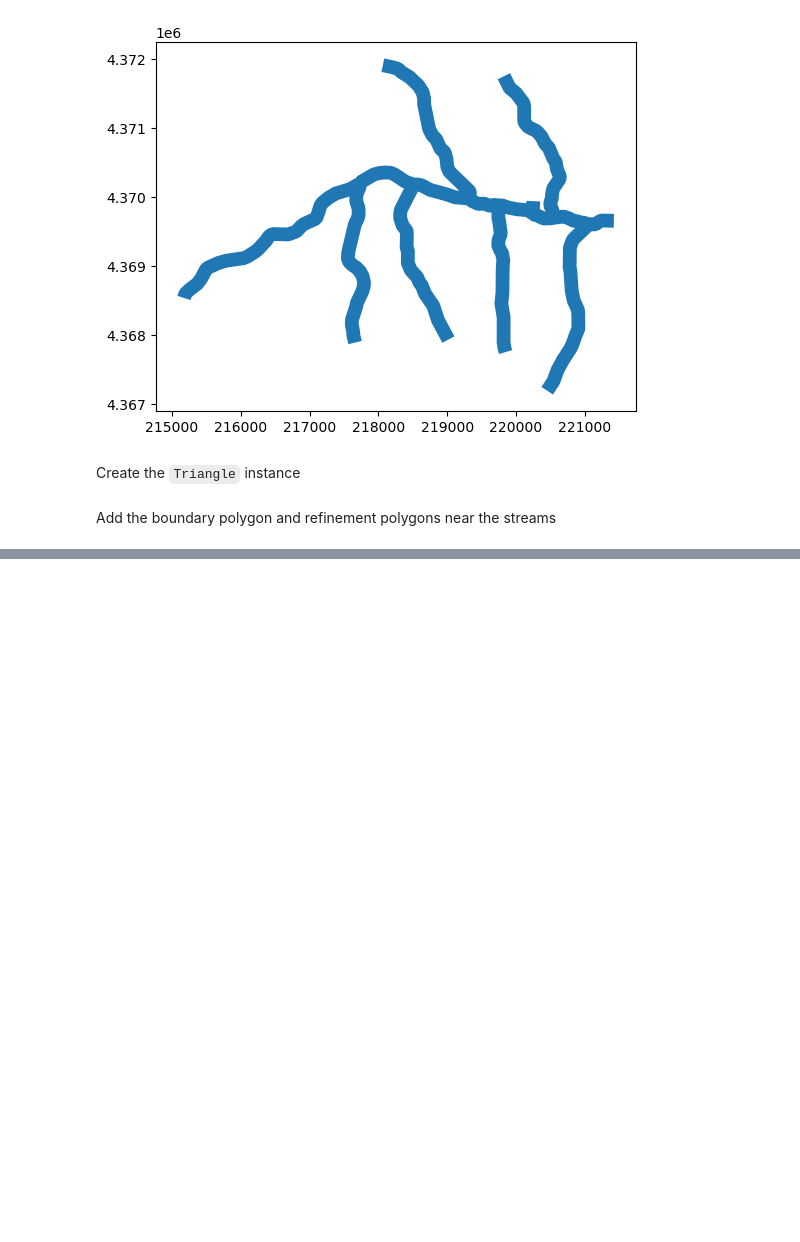
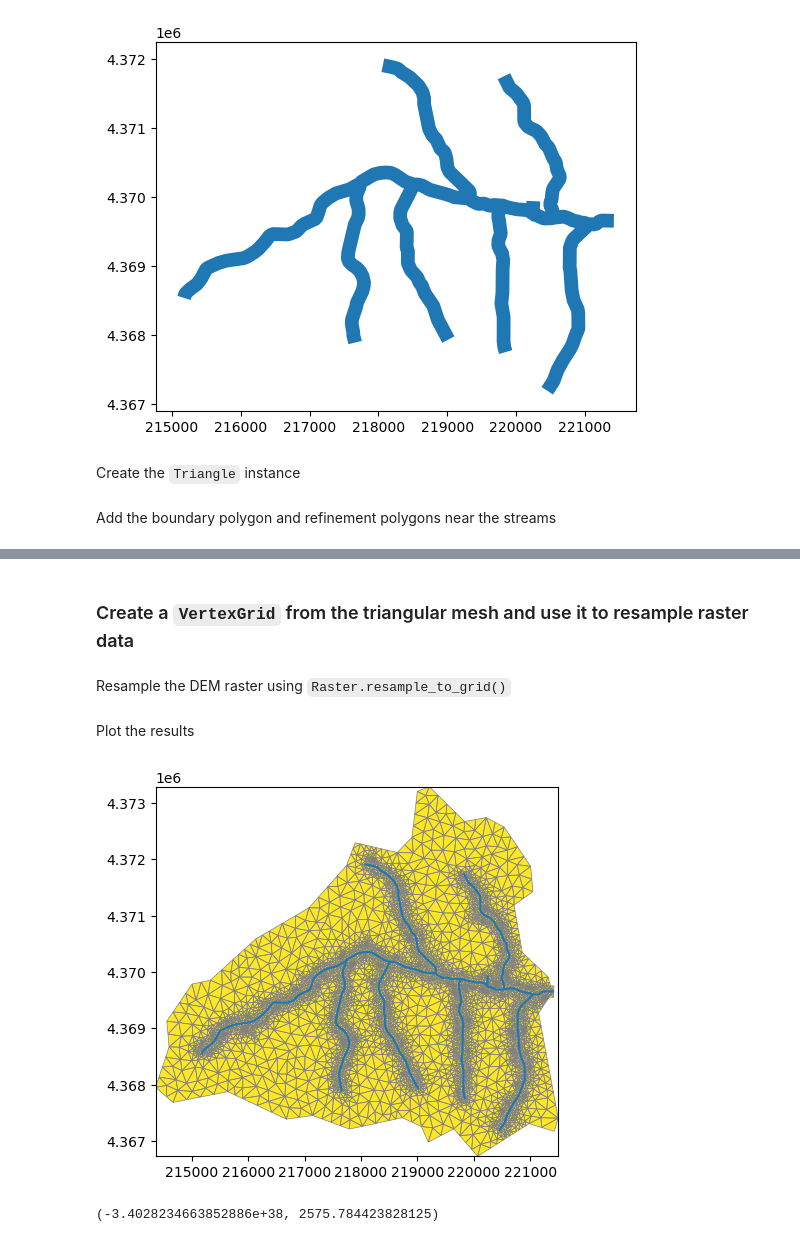
Before and after one commit to jlarsen-usgs/dany, a Jupyter notebook: examples/Complex_meshes_from_existing_boundary.ipynb, the cells around one changed output, grey strips where cells are left out. Drawn from its saved outputs; the diff is of its cells as text; code cells hidden in the pictures; blank space fills up the shorter version.

```diff
--- a/examples/Complex_meshes_from_existing_boundary.ipynb
+++ b/examples/Complex_meshes_from_existing_boundary.ipynb
@@ -156,0 +154,45 @@ buffdf.geometry.plot(ax=ax, alpha=0.25, zorder=5);
+# %% [markdown]
+### Create a `VertexGrid` from the triangular mesh and use it to resample raster data
+# %%
+verts = tri.get_vertices()
+cell2d = tri.get_cell2d()
+ncpl = len(cell2d)
+nlay = 1
+# create a fake top and botm for now
+top = np.ones((ncpl,))
+botm = np.zeros((nlay, ncpl))
+idomain = np.ones((ncpl,), dtype=int)
+
+vgrid = flopy.discretization.VertexGrid(
+    vertices=verts,
+    cell2d=cell2d,
+    ncpl=ncpl,
+    nlay=nlay,
+    top=top,
+    botm=botm,
+    idomain=idomain
+)
+# %% [markdown]
+Resample the DEM raster using `Raster.resample_to_grid()`
+# %%
+dem_array = rstr.resample_to_grid(
+    vgrid,
+    band=rstr.bands[0],
+    method="min"
+)
+# %% [markdown]
+Plot the results
+# %%
+fig, ax = plt.subplots()
+
+pmv = flopy.plot.PlotMapView(modelgrid=vgrid, ax=ax)
+pc = pmv.plot_array(dem_array)
+pmv.plot_grid(color="gray", lw=0.5)
+
+nhddf.plot(ax=ax, lw=1.5);
+# %% [output]
+[figure, added]
+# %%
+np.min(dem_array), np.max(dem_array)
+# %% [output]
+(-3.4028234663852886e+38, 2575.784423828125)
```
Also changed, not shown: parts of 2 cells of this notebook.
